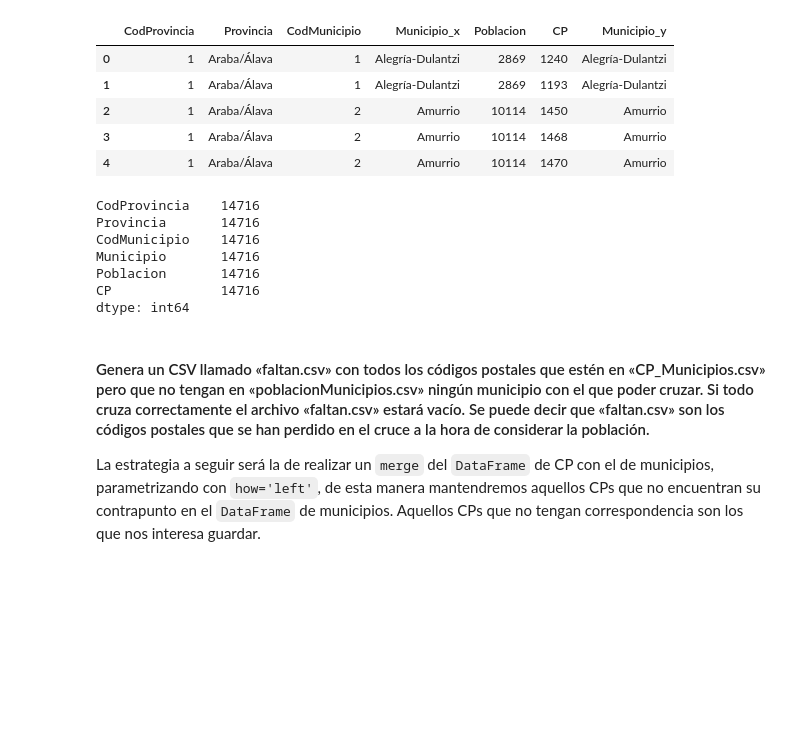
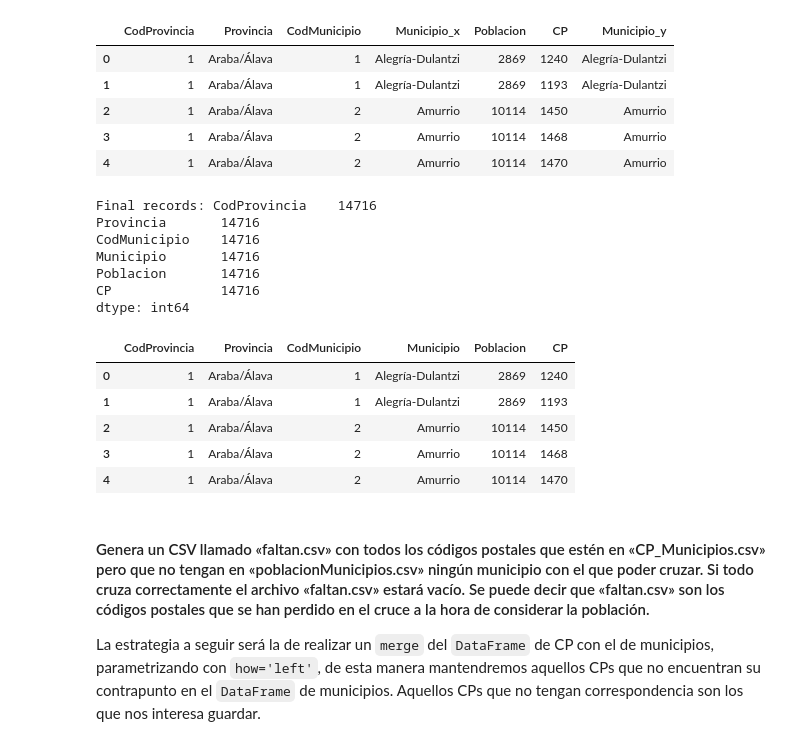
Before and after one commit to RaulRC/mia-iia, a Jupyter notebook: task2/Tema2_Raul_ReguilloCarmona.ipynb, the cells around one changed output. Saved outputs shown, nothing was run; the diff lists cells and outputs as text; code cells hidden in the pictures; blank space fills up the shorter version.

```diff
--- a/task2/Tema2_Raul_ReguilloCarmona.ipynb
+++ b/task2/Tema2_Raul_ReguilloCarmona.ipynb
@@ -246,16 +248,22 @@ pob_merge = pob_merge[['CodProvincia', 'Provincia', 'CodMunicipio', 'Municipio_x
 pob_merge.columns = ['CodProvincia', 'Provincia', 'CodMunicipio', 'Municipio', 'Poblacion', 'CP']
 # %%
 #Final result
+print("Final records: {}".format(pob_merge.count()))
 pob_merge.head()
-pob_merge.count()
 # %% [output]
-CodProvincia    14716
+Final records: CodProvincia    14716
 Provincia       14716
 CodMunicipio    14716
 Municipio       14716
 Poblacion       14716
 CP              14716
 dtype: int64
+|  | CodProvincia | Provincia | CodMunicipio | Municipio | Poblacion | CP |
+| 0 | 1 | Araba/Álava | 1 | Alegría-Dulantzi | 2869 | 1240 |
+| 1 | 1 | Araba/Álava | 1 | Alegría-Dulantzi | 2869 | 1193 |
+| 2 | 1 | Araba/Álava | 2 | Amurrio | 10114 | 1450 |
+| 3 | 1 | Araba/Álava | 2 | Amurrio | 10114 | 1468 |
+| 4 | 1 | Araba/Álava | 2 | Amurrio | 10114 | 1470 |
 # %% [markdown]
 #### Genera un CSV llamado «faltan.csv» con todos los códigos postales que estén en «CP_Municipios.csv» pero que no tengan en «poblacionMunicipios.csv» ningún municipio con el que poder cruzar. Si todo cruza correctamente el archivo «faltan.csv» estará vacío. Se puede decir que «faltan.csv» son los códigos postales que se han perdido en el cruce a la hora de considerar la población.
 
```
Also changed, not shown: parts of 6 cells of this notebook.
